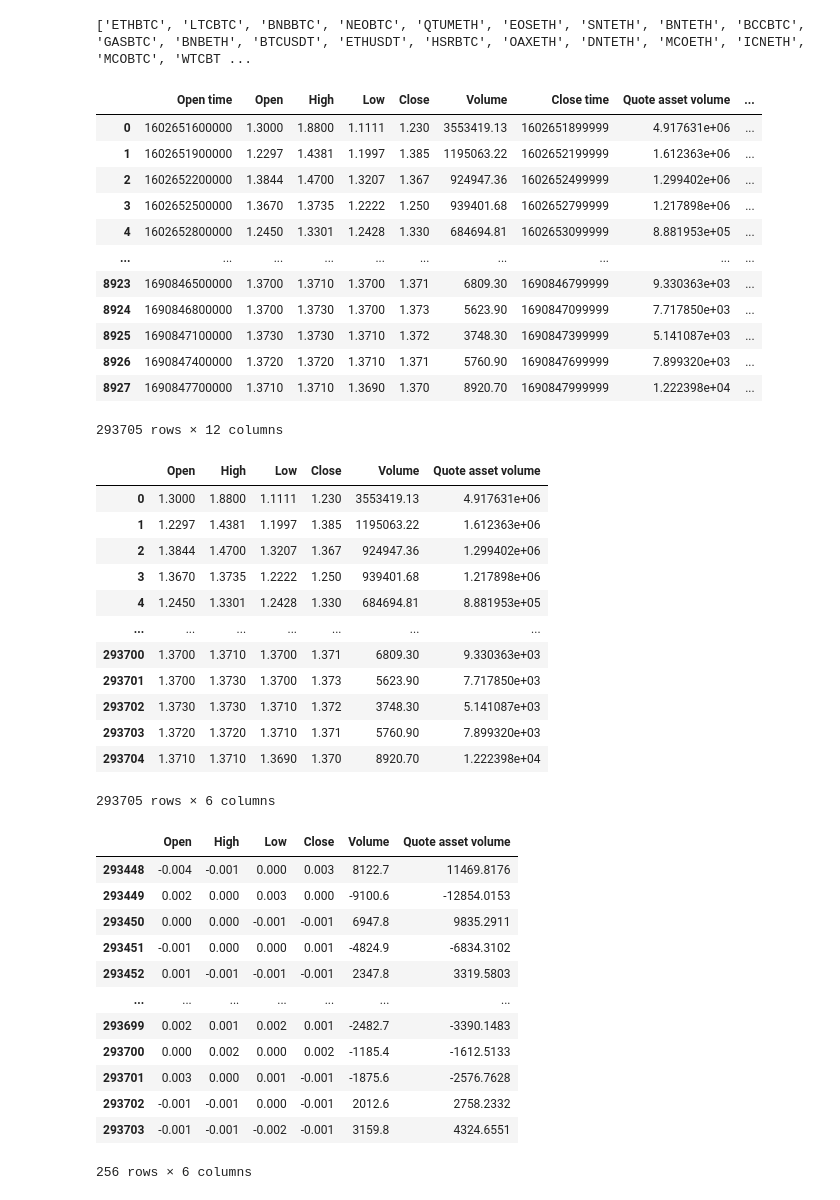
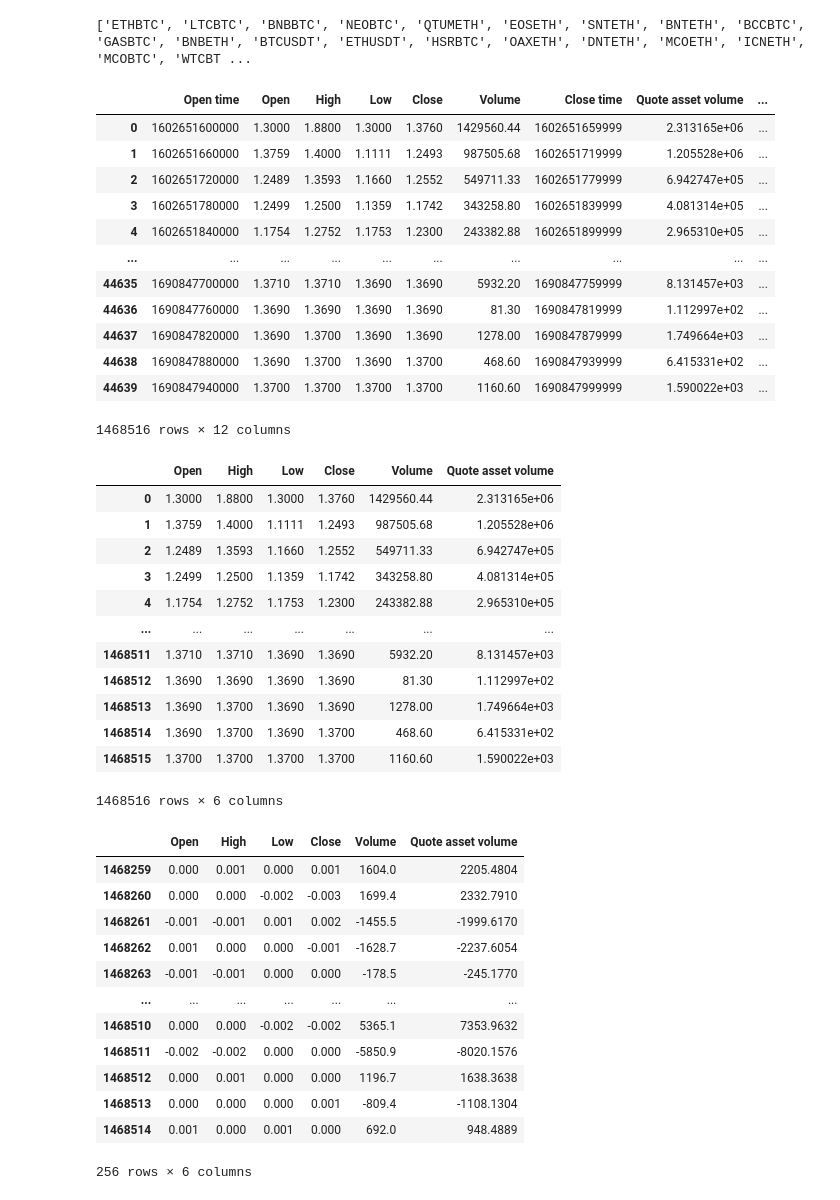
Before and after one commit to Klok-e/python-price-predict-experiment, a Jupyter notebook: price prediction_v3.ipynb, the cells around one changed output. Drawn from its saved outputs; the diff is of its cells as text; code cells hidden in the pictures.

```diff
--- a/price prediction_v3.ipynb
+++ b/price prediction_v3.ipynb
@@ -16,46 +16,46 @@ data_dumper.dump_data(tickers=["NEARUSDT"])
 # %%
 import pandas as pd
 import numpy as np
 import os
 
-filenames = next(os.walk("./spot/monthly/klines/NEARUSDT/5m"), (None, None, []))[2]  # [] if no file
+filenames = next(os.walk("./spot/monthly/klines/NEARUSDT/1m"), (None, None, []))[2]  # [] if no file
 
 columns = [
     "Open time",
     "Open",
     "High",
     "Low",
     "Close",
     "Volume",
     "Close time",
     "Quote asset volume",
     "Number of trades",
     "Taker buy base asset volume",
     "Taker buy quote asset volume",
     "Ignore"
 ]
 
 df = pd.DataFrame(columns=columns)
 
 for f in filenames:
-    new_df = pd.read_csv(f"./spot/monthly/klines/NEARUSDT/5m/{f}", header=None, names=columns)
+    new_df = pd.read_csv(f"./spot/monthly/klines/NEARUSDT/1m/{f}", header=None, names=columns)
     df = pd.concat([df, new_df])
 df = df.sort_values(by="Open time")
 df
 # %% [output]
 |  | Open time | Open | High | Low | Close | Volume | Close time | Quote asset volume | ... |
-| 0 | 1602651600000 | 1.3000 | 1.8800 | 1.1111 | 1.230 | 3553419.13 | 1602651899999 | 4.917631e+06 | ... |
-| 1 | 1602651900000 | 1.2297 | 1.4381 | 1.1997 | 1.385 | 1195063.22 | 1602652199999 | 1.612363e+06 | ... |
-| 2 | 1602652200000 | 1.3844 | 1.4700 | 1.3207 | 1.367 | 924947.36 | 1602652499999 | 1.299402e+06 | ... |
-| 3 | 1602652500000 | 1.3670 | 1.3735 | 1.2222 | 1.250 | 939401.68 | 1602652799999 | 1.217898e+06 | ... |
-| 4 | 1602652800000 | 1.2450 | 1.3301 | 1.2428 | 1.330 | 684694.81 | 1602653099999 | 8.881953e+05 | ... |
+| 0 | 1602651600000 | 1.3000 | 1.8800 | 1.3000 | 1.3760 | 1429560.44 | 1602651659999 | 2.313165e+06 | ... |
+| 1 | 1602651660000 | 1.3759 | 1.4000 | 1.1111 | 1.2493 | 987505.68 | 1602651719999 | 1.205528e+06 | ... |
+| 2 | 1602651720000 | 1.2489 | 1.3593 | 1.1660 | 1.2552 | 549711.33 | 1602651779999 | 6.942747e+05 | ... |
+| 3 | 1602651780000 | 1.2499 | 1.2500 | 1.1359 | 1.1742 | 343258.80 | 1602651839999 | 4.081314e+05 | ... |
+| 4 | 1602651840000 | 1.1754 | 1.2752 | 1.1753 | 1.2300 | 243382.88 | 1602651899999 | 2.965310e+05 | ... |
 | ... | ... | ... | ... | ... | ... | ... | ... | ... | ... |
-| 8923 | 1690846500000 | 1.3700 | 1.3710 | 1.3700 | 1.371 | 6809.30 | 1690846799999 | 9.330363e+03 | ... |
-| 8924 | 1690846800000 | 1.3700 | 1.3730 | 1.3700 | 1.373 | 5623.90 | 1690847099999 | 7.717850e+03 | ... |
-| 8925 | 1690847100000 | 1.3730 | 1.3730 | 1.3710 | 1.372 | 3748.30 | 1690847399999 | 5.141087e+03 | ... |
-| 8926 | 1690847400000 | 1.3720 | 1.3720 | 1.3710 | 1.371 | 5760.90 | 1690847699999 | 7.899320e+03 | ... |
-| 8927 | 1690847700000 | 1.3710 | 1.3710 | 1.3690 | 1.370 | 8920.70 | 1690847999999 | 1.222398e+04 | ... |
+| 44635 | 1690847700000 | 1.3710 | 1.3710 | 1.3690 | 1.3690 | 5932.20 | 1690847759999 | 8.131457e+03 | ... |
+| 44636 | 1690847760000 | 1.3690 | 1.3690 | 1.3690 | 1.3690 | 81.30 | 1690847819999 | 1.112997e+02 | ... |
+| 44637 | 1690847820000 | 1.3690 | 1.3700 | 1.3690 | 1.3690 | 1278.00 | 1690847879999 | 1.749664e+03 | ... |
+| 44638 | 1690847880000 | 1.3690 | 1.3700 | 1.3690 | 1.3700 | 468.60 | 1690847939999 | 6.415331e+02 | ... |
+| 44639 | 1690847940000 | 1.3700 | 1.3700 | 1.3700 | 1.3700 | 1160.60 | 1690847999999 | 1.590022e+03 | ... |
-293705 rows × 12 columns
+1468516 rows × 12 columns
 # %%
 col = [
     "Open",
@@ -69,34 +69,34 @@ dataset = pd.DataFrame(dataset.to_numpy(), columns=col)
 dataset
 # %% [output]
 |  | Open | High | Low | Close | Volume | Quote asset volume |
-| 0 | 1.3000 | 1.8800 | 1.1111 | 1.230 | 3553419.13 | 4.917631e+06 |
-| 1 | 1.2297 | 1.4381 | 1.1997 | 1.385 | 1195063.22 | 1.612363e+06 |
-| 2 | 1.3844 | 1.4700 | 1.3207 | 1.367 | 924947.36 | 1.299402e+06 |
-| 3 | 1.3670 | 1.3735 | 1.2222 | 1.250 | 939401.68 | 1.217898e+06 |
-| 4 | 1.2450 | 1.3301 | 1.2428 | 1.330 | 684694.81 | 8.881953e+05 |
+| 0 | 1.3000 | 1.8800 | 1.3000 | 1.3760 | 1429560.44 | 2.313165e+06 |
+| 1 | 1.3759 | 1.4000 | 1.1111 | 1.2493 | 987505.68 | 1.205528e+06 |
+| 2 | 1.2489 | 1.3593 | 1.1660 | 1.2552 | 549711.33 | 6.942747e+05 |
+| 3 | 1.2499 | 1.2500 | 1.1359 | 1.1742 | 343258.80 | 4.081314e+05 |
+| 4 | 1.1754 | 1.2752 | 1.1753 | 1.2300 | 243382.88 | 2.965310e+05 |
 | ... | ... | ... | ... | ... | ... | ... |
-| 293700 | 1.3700 | 1.3710 | 1.3700 | 1.371 | 6809.30 | 9.330363e+03 |
-| 293701 | 1.3700 | 1.3730 | 1.3700 | 1.373 | 5623.90 | 7.717850e+03 |
-| 293702 | 1.3730 | 1.3730 | 1.3710 | 1.372 | 3748.30 | 5.141087e+03 |
-| 293703 | 1.3720 | 1.3720 | 1.3710 | 1.371 | 5760.90 | 7.899320e+03 |
-| 293704 | 1.3710 | 1.3710 | 1.3690 | 1.370 | 8920.70 | 1.222398e+04 |
+| 1468511 | 1.3710 | 1.3710 | 1.3690 | 1.3690 | 5932.20 | 8.131457e+03 |
+| 1468512 | 1.3690 | 1.3690 | 1.3690 | 1.3690 | 81.30 | 1.112997e+02 |
+| 1468513 | 1.3690 | 1.3700 | 1.3690 | 1.3690 | 1278.00 | 1.749664e+03 |
+| 1468514 | 1.3690 | 1.3700 | 1.3690 | 1.3700 | 468.60 | 6.415331e+02 |
+| 1468515 | 1.3700 | 1.3700 | 1.3700 | 1.3700 | 1160.60 | 1.590022e+03 |
-293705 rows × 6 columns
+1468516 rows × 6 columns
 # %%
 difference_dataset = dataset.diff().dropna().reset_index(drop=True)
 difference_dataset[-256:]
 # %% [output]
 |  | Open | High | Low | Close | Volume | Quote asset volume |
-| 293448 | -0.004 | -0.001 | 0.000 | 0.003 | 8122.7 | 11469.8176 |
-| 293449 | 0.002 | 0.000 | 0.003 | 0.000 | -9100.6 | -12854.0153 |
-| 293450 | 0.000 | 0.000 | -0.001 | -0.001 | 6947.8 | 9835.2911 |
-| 293451 | -0.001 | 0.000 | 0.000 | 0.001 | -4824.9 | -6834.3102 |
-| 293452 | 0.001 | -0.001 | -0.001 | -0.001 | 2347.8 | 3319.5803 |
+| 1468259 | 0.000 | 0.001 | 0.000 | 0.001 | 1604.0 | 2205.4804 |
+| 1468260 | 0.000 | 0.000 | -0.002 | -0.003 | 1699.4 | 2332.7910 |
+| 1468261 | -0.001 | -0.001 | 0.001 | 0.002 | -1455.5 | -1999.6170 |
+| 1468262 | 0.001 | 0.000 | 0.000 | -0.001 | -1628.7 | -2237.6054 |
+| 1468263 | -0.001 | -0.001 | 0.000 | 0.000 | -178.5 | -245.1770 |
 | ... | ... | ... | ... | ... | ... | ... |
-| 293699 | 0.002 | 0.001 | 0.002 | 0.001 | -2482.7 | -3390.1483 |
-| 293700 | 0.000 | 0.002 | 0.000 | 0.002 | -1185.4 | -1612.5133 |
-| 293701 | 0.003 | 0.000 | 0.001 | -0.001 | -1875.6 | -2576.7628 |
-| 293702 | -0.001 | -0.001 | 0.000 | -0.001 | 2012.6 | 2758.2332 |
-| 293703 | -0.001 | -0.001 | -0.002 | -0.001 | 3159.8 | 4324.6551 |
+| 1468510 | 0.000 | 0.000 | -0.002 | -0.002 | 5365.1 | 7353.9632 |
+| 1468511 | -0.002 | -0.002 | 0.000 | 0.000 | -5850.9 | -8020.1576 |
+| 1468512 | 0.000 | 0.001 | 0.000 | 0.000 | 1196.7 | 1638.3638 |
+| 1468513 | 0.000 | 0.000 | 0.000 | 0.001 | -809.4 | -1108.1304 |
+| 1468514 | 0.001 | 0.000 | 0.001 | 0.000 | 692.0 | 948.4889 |
 256 rows × 6 columns
 # %%
 import numpy as np
```
Also changed, not shown: parts of 7 cells of this notebook.
